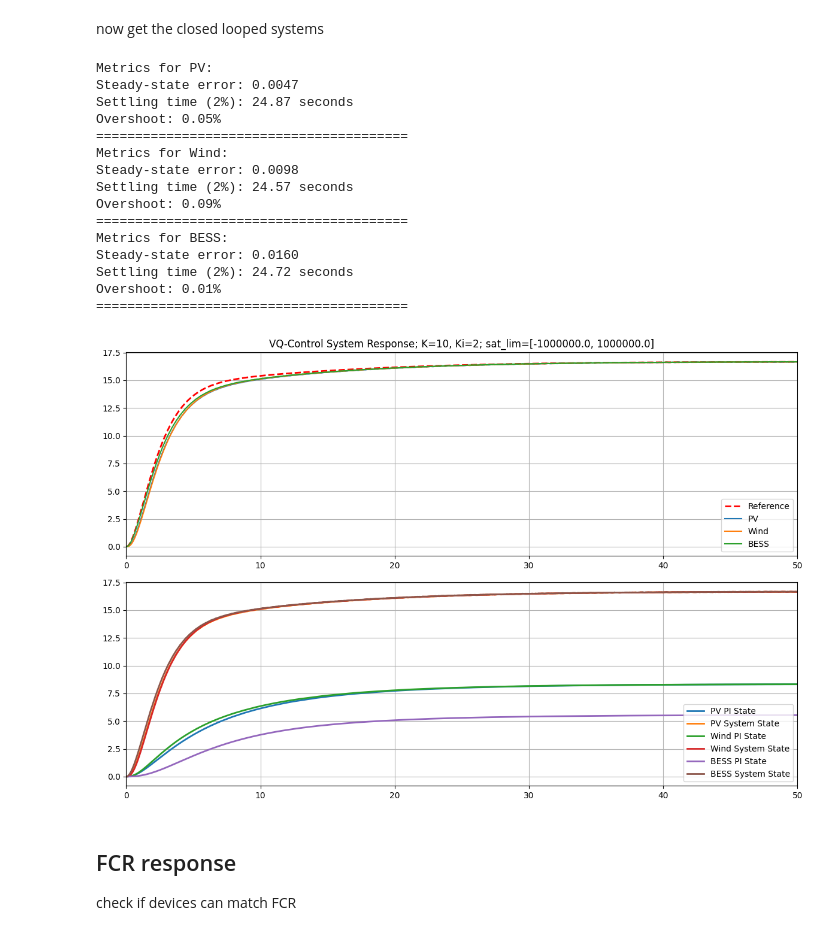
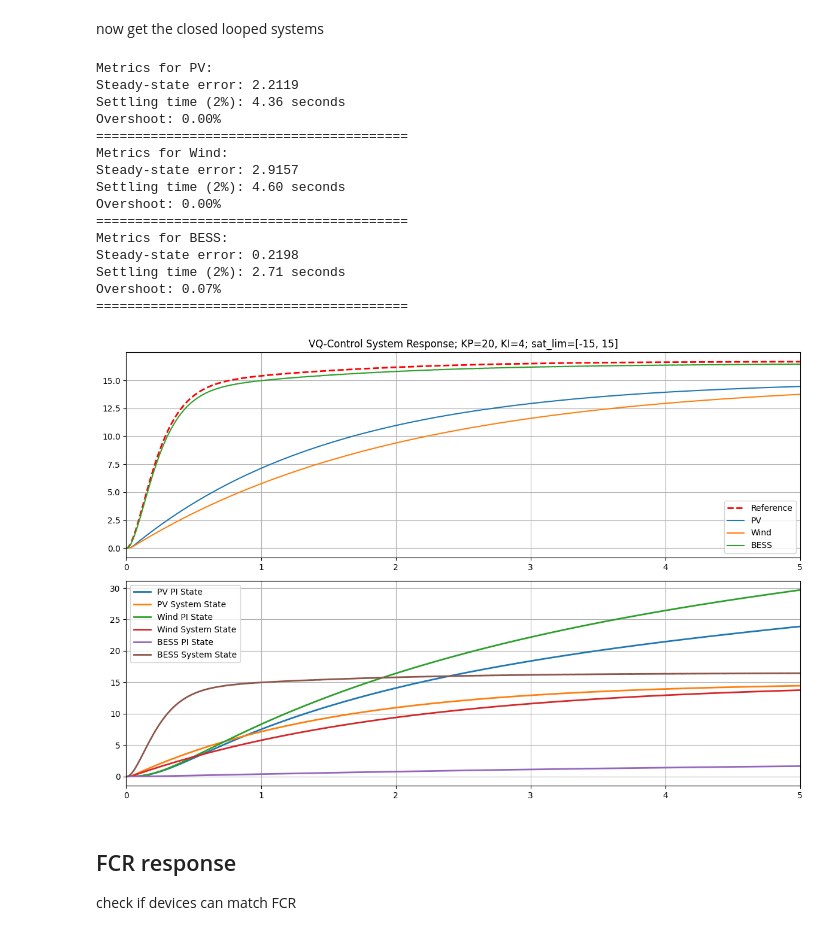
Before and after one commit to cvonholly/dvpp_reward_mechanism, a Jupyter notebook: simple_control.ipynb, the cells around one changed output. Saved outputs shown, nothing was run; the diff lists cells and outputs as text; code cells hidden in the pictures.

```diff
--- a/simple_control.ipynb
+++ b/simple_control.ipynb
@@ -210,8 +218,8 @@ plt.xlim(tlim)
 # build PI and saturation block
 # %%
 # set params
-saturation_limits = [-1e6, 1e6]
-KP, KI = 10, 2
+saturation_limits = [-15, 15]
+KP, KI = 20, 4
 params = {'kp': KP, 'ki': KI, 'kaw': 10 * KI}
 # %%
 # get sample system
@@ -301,7 +309,7 @@ control_pi = ct.NonlinearIOSystem(
 
 Closed_Loop_systems = [build_closed_loop(control_pi, convert_linear_to_NonlinearIOSystem(K, tau)) for K, tau in zip([K_PV, K_WTG, K_BESS], [tau_PV, tau_WTG, tau_BESS])]
 # %%
-def check_control_system(Gs: list, vref, names: list, title=''):
+def check_control_system(Gs: list, vref, names: list, title='', tlim=tlim):
     """
     Check the performance of the control system.
     Gs: list of interconnected system
@@ -385,24 +393,24 @@ def check_control_system(Gs: list, vref, names: list, title=''):
 
     plt.show()
 # %%
-check_control_system(Closed_Loop_systems, yvq, names, title=f'VQ-Control System Response; K={KP}, Ki={KI}; sat_lim={saturation_limits}')
+check_control_system(Closed_Loop_systems, yvq, names, tlim=[0,5], title=f'VQ-Control System Response; KP={KP}, KI={KI}; sat_lim={saturation_limits}')
 # %% [output]
 Metrics for PV:
-Steady-state error: 0.0047
-Settling time (2%): 24.87 seconds
-Overshoot: 0.05%
+Steady-state error: 2.2119
+Settling time (2%): 4.36 seconds
+Overshoot: 0.00%
 ========================================
 Metrics for Wind:
-Steady-state error: 0.0098
-Settling time (2%): 24.57 seconds
-Overshoot: 0.09%
+Steady-state error: 2.9157
+Settling time (2%): 4.60 seconds
+Overshoot: 0.00%
 ========================================
 Metrics for BESS:
-Steady-state error: 0.0160
-Settling time (2%): 24.72 seconds
-Overshoot: 0.01%
+Steady-state error: 0.2198
+Settling time (2%): 2.71 seconds
+Overshoot: 0.07%
 ========================================
-[figure, old version]
+[figure, new version]
 # %% [markdown]
 ## FCR response
 
```
Also changed, not shown: parts of 4 cells of this notebook, 1 other file.
